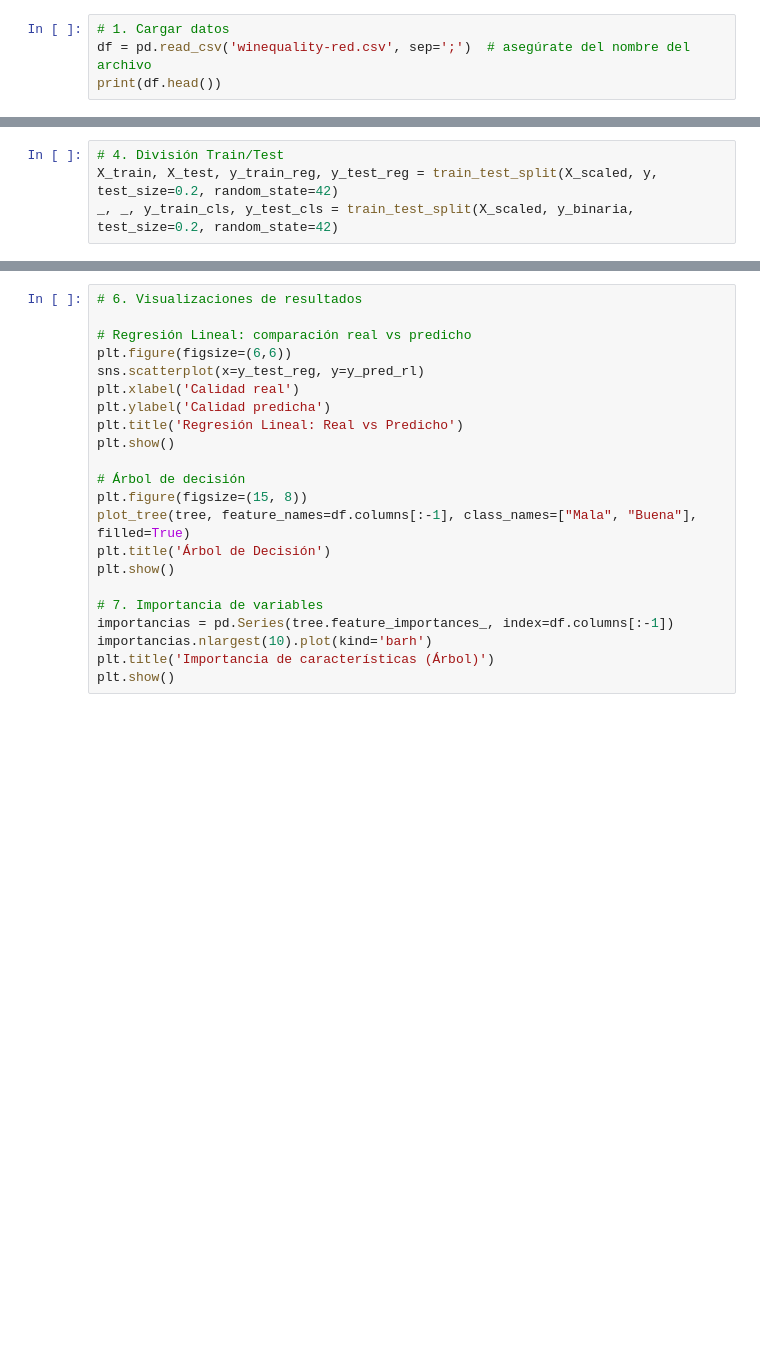
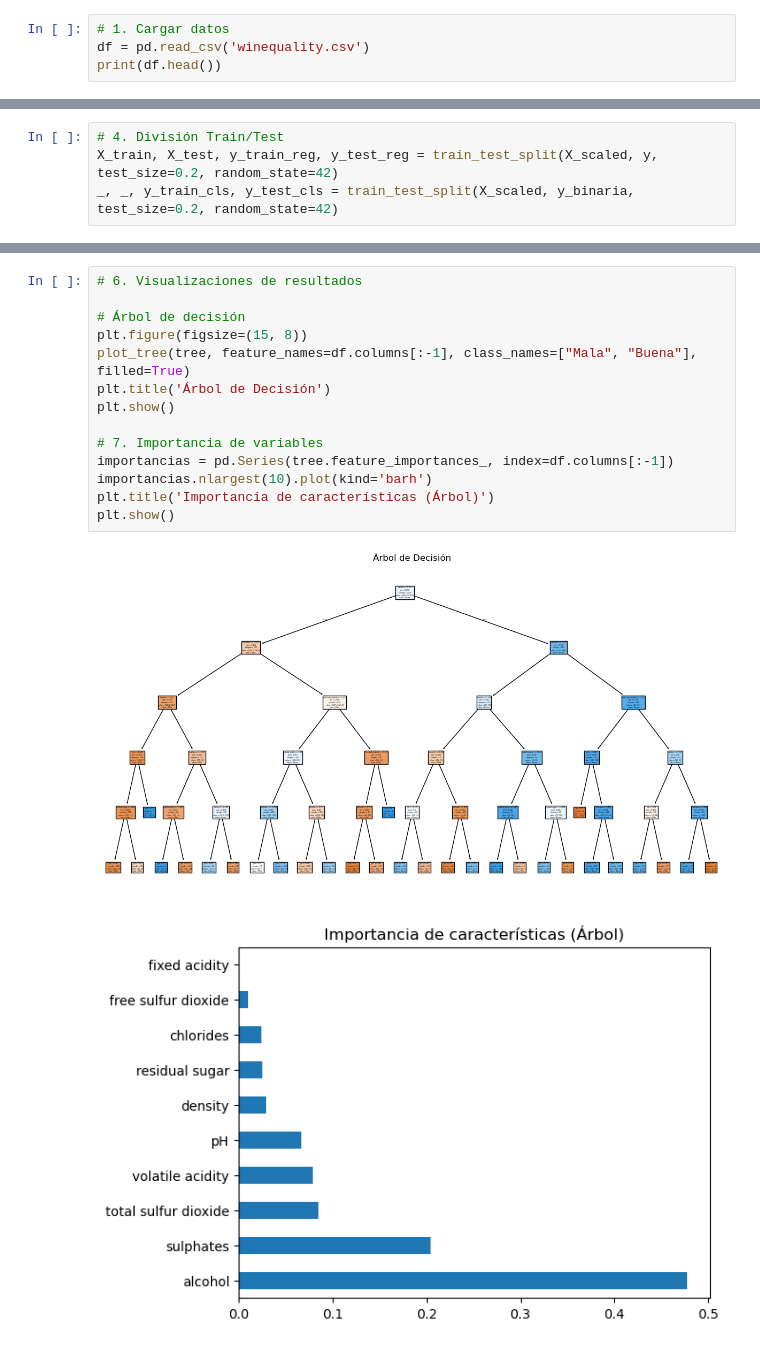
Before and after one commit to afpiraa/TAREA-3, a Jupyter notebook: arboles_decision_vino.ipynb, the cells around one changed output, grey strips where cells are left out. Drawn from its saved outputs; the diff is of its cells as text; blank space fills up the shorter version.

```diff
--- a/arboles_decision_vino.ipynb
+++ b/arboles_decision_vino.ipynb
@@ -12,5 +33,5 @@ from sklearn.tree import DecisionTreeClassifier, plot_tree
 from sklearn.metrics import classification_report, confusion_matrix, mean_squared_error, r2_score
 # %%
 # 1. Cargar datos
-df = pd.read_csv('winequality-red.csv', sep=';')  # asegúrate del nombre del archivo
+df = pd.read_csv('winequality.csv')
 print(df.head())
@@ -60,22 +134,17 @@ print(classification_report(y_test_cls, y_pred_tree))
 # %%
 # 6. Visualizaciones de resultados
-
-# Regresión Lineal: comparación real vs predicho
-plt.figure(figsize=(6,6))
-sns.scatterplot(x=y_test_reg, y=y_pred_rl)
-plt.xlabel('Calidad real')
-plt.ylabel('Calidad predicha')
-plt.title('Regresión Lineal: Real vs Predicho')
-plt.show()
 
 # Árbol de decisión
 plt.figure(figsize=(15, 8))
 plot_tree(tree, feature_names=df.columns[:-1], class_names=["Mala", "Buena"], filled=True)
 plt.title('Árbol de Decisión')
 plt.show()
 
 # 7. Importancia de variables
 importancias = pd.Series(tree.feature_importances_, index=df.columns[:-1])
 importancias.nlargest(10).plot(kind='barh')
 plt.title('Importancia de características (Árbol)')
 plt.show()
+# %% [output]
+[figure, added]
+[figure, added]
```
Also changed, not shown: parts of 4 cells of this notebook.
